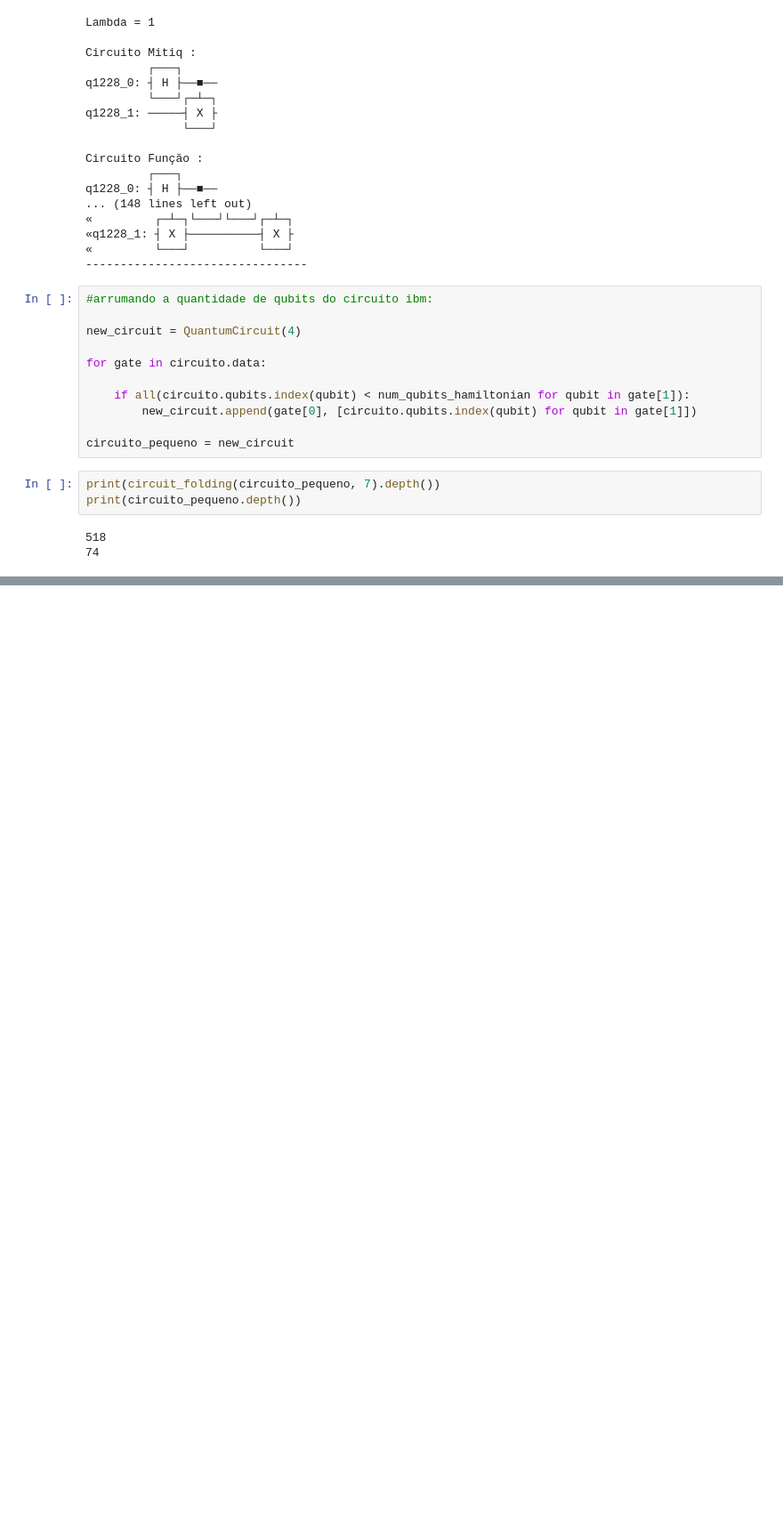
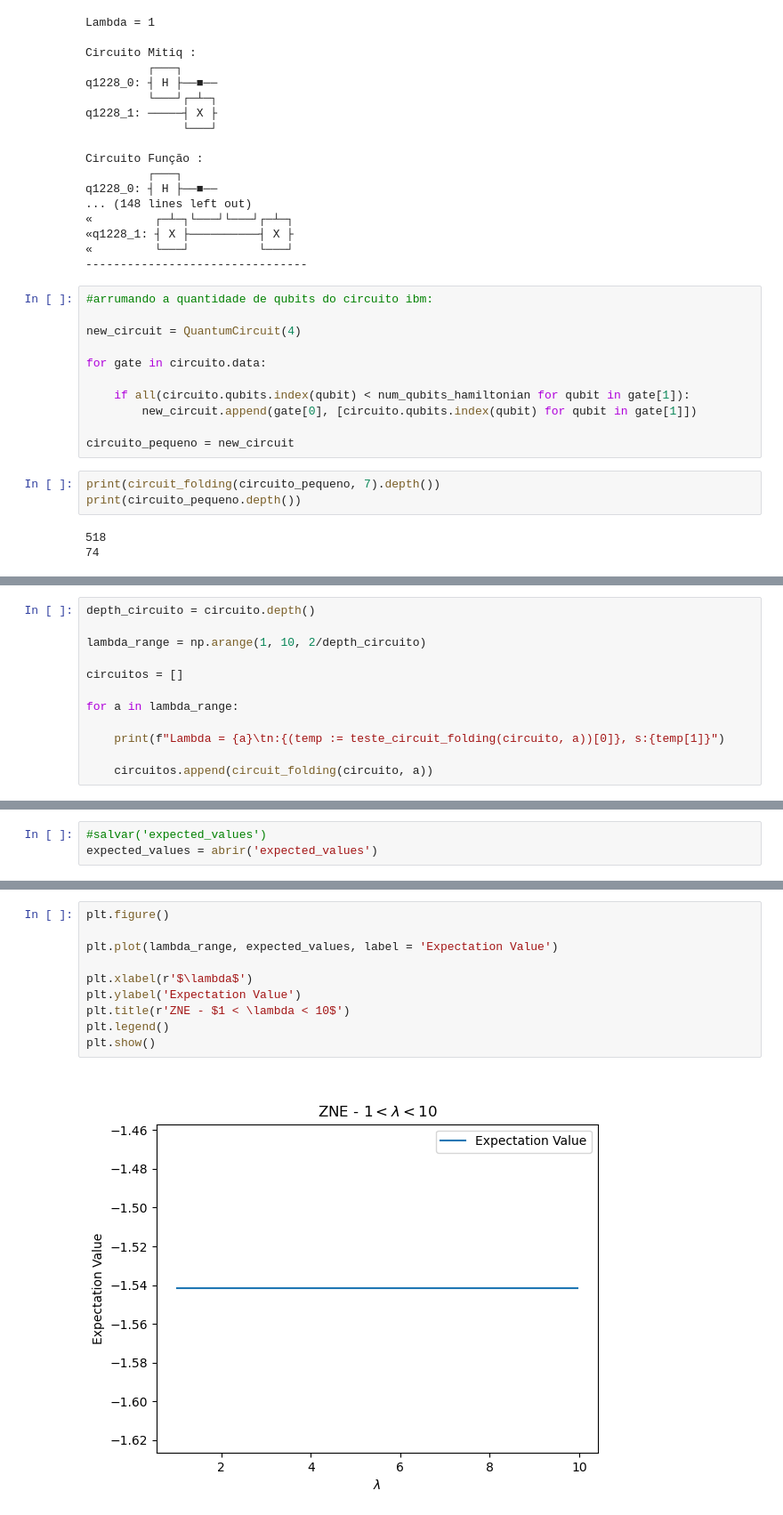
Before and after one commit to Gtortoretto/Quantum-Computing, a Jupyter notebook: AWS/Gabriel/GroundState6 - ZNE/main.ipynb, the cells around one changed output, grey strips where cells are left out. Shown at 89% size. Saved outputs shown, nothing was run; the diff lists cells and outputs as text; blank space fills up the shorter version.

```diff
--- a/AWS/Gabriel/GroundState6 - ZNE/main.ipynb
+++ b/AWS/Gabriel/GroundState6 - ZNE/main.ipynb
@@ -438,0 +454,12 @@ print(circuito_pequeno.depth())
+# %%
+depth_circuito = circuito.depth()
+
+lambda_range = np.arange(1, 10, 2/depth_circuito)
+
+circuitos = []
+
+for a in lambda_range:
+
+    print(f"Lambda = {a}\tn:{(temp := teste_circuit_folding(circuito, a))[0]}, s:{temp[1]}")
+
+    circuitos.append(circuit_folding(circuito, a))
@@ -438,0 +490,3 @@ print(circuito_pequeno.depth())
+# %%
+#salvar('expected_values')
+expected_values = abrir('expected_values')
@@ -438,0 +513,12 @@ print(circuito_pequeno.depth())
+# %%
+plt.figure()
+
+plt.plot(lambda_range, expected_values, label = 'Expectation Value')
+
+plt.xlabel(r'$\lambda$')
+plt.ylabel('Expectation Value')
+plt.title(r'ZNE - $1 < \lambda < 10$')
+plt.legend()
+plt.show()
+# %% [output]
+[figure, added]
```
Also changed, not shown: parts of 6 cells of this notebook, 3 other files.
